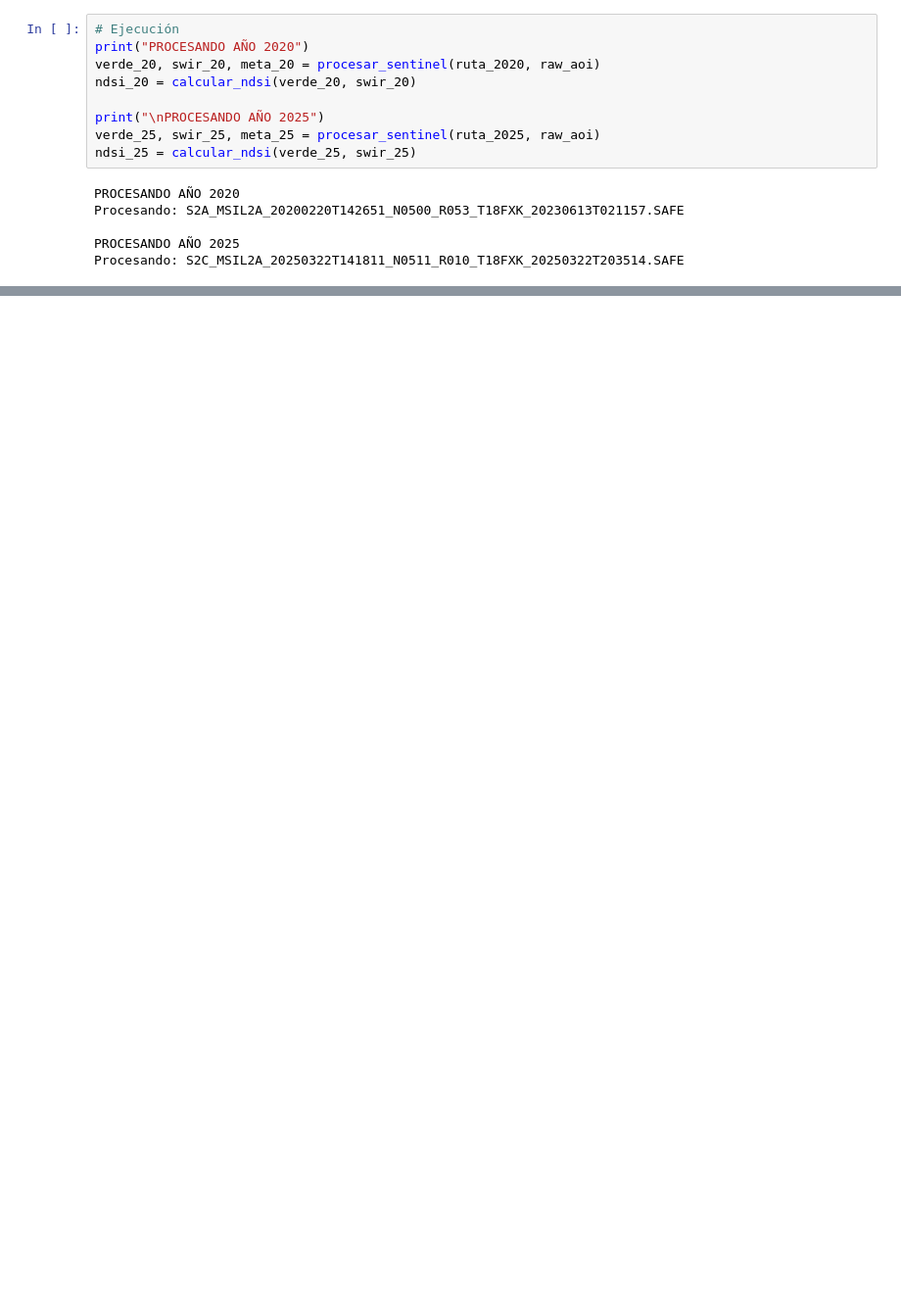
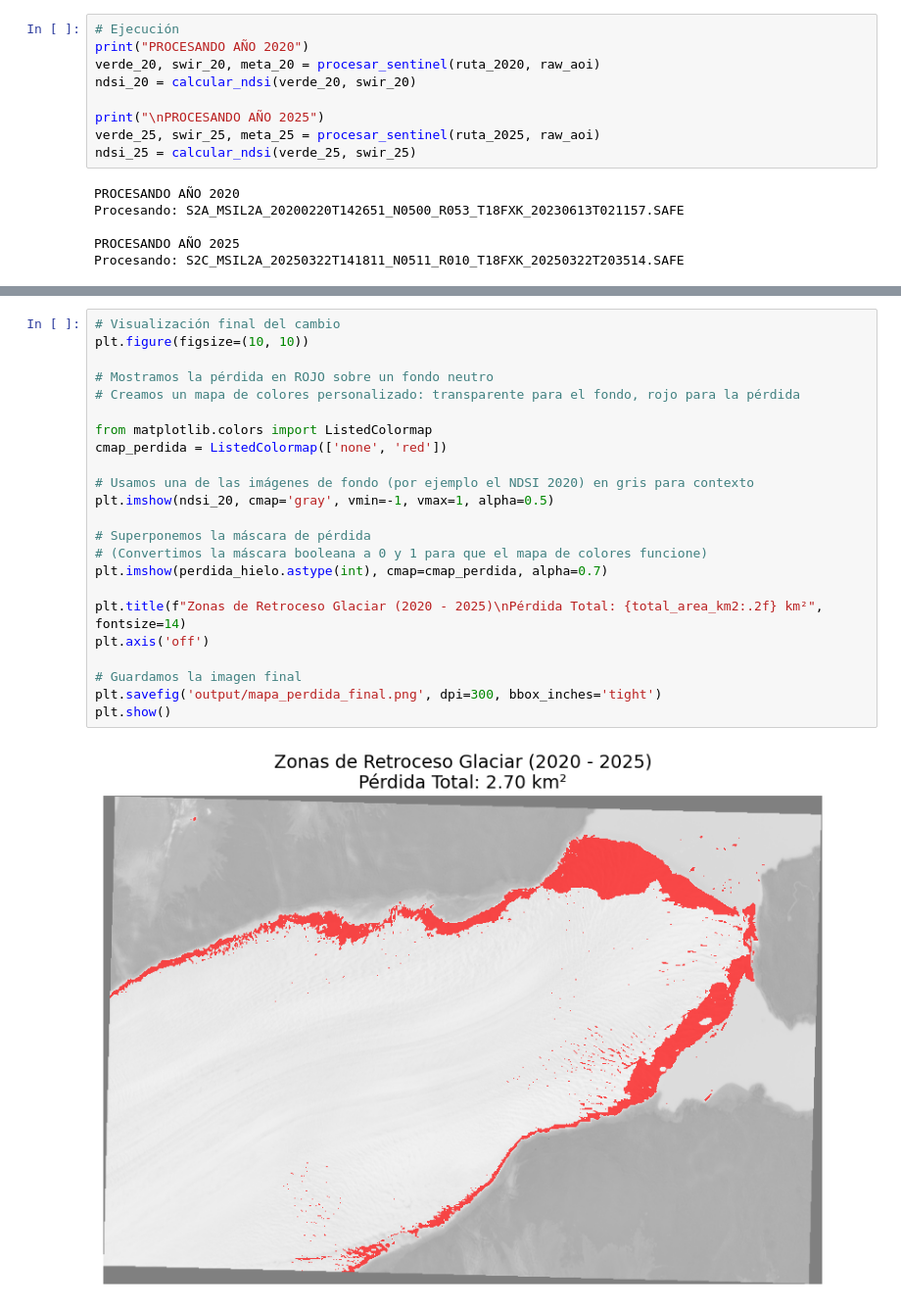
Before and after one commit to FernandaVil/Glaciar-Analysis-Sentinel2, a Jupyter notebook: Analisis_Glaciar_Final.ipynb, the cells around one changed output, grey strips where cells are left out. Shown at 98% size. Saved outputs shown, nothing was run; the diff lists cells and outputs as text; blank space fills up the shorter version.

```diff
--- a/Analisis_Glaciar_Final.ipynb
+++ b/Analisis_Glaciar_Final.ipynb
@@ -190,0 +220,25 @@ plt.show()
+# %%
+# Visualización final del cambio
+plt.figure(figsize=(10, 10))
+
+# Mostramos la pérdida en ROJO sobre un fondo neutro
+# Creamos un mapa de colores personalizado: transparente para el fondo, rojo para la pérdida
+
+from matplotlib.colors import ListedColormap
+cmap_perdida = ListedColormap(['none', 'red'])
+
+# Usamos una de las imágenes de fondo (por ejemplo el NDSI 2020) en gris para contexto
+plt.imshow(ndsi_20, cmap='gray', vmin=-1, vmax=1, alpha=0.5)
+
+# Superponemos la máscara de pérdida
+# (Convertimos la máscara booleana a 0 y 1 para que el mapa de colores funcione)
+plt.imshow(perdida_hielo.astype(int), cmap=cmap_perdida, alpha=0.7)
+
+plt.title(f"Zonas de Retroceso Glaciar (2020 - 2025)\nPérdida Total: {total_area_km2:.2f} km²", fontsize=14)
+plt.axis('off')
+
+# Guardamos la imagen final
+plt.savefig('output/mapa_perdida_final.png', dpi=300, bbox_inches='tight')
+plt.show()
+# %% [output]
+[figure, added]
```
Also changed, not shown: parts of 4 cells of this notebook, 1 other file.
